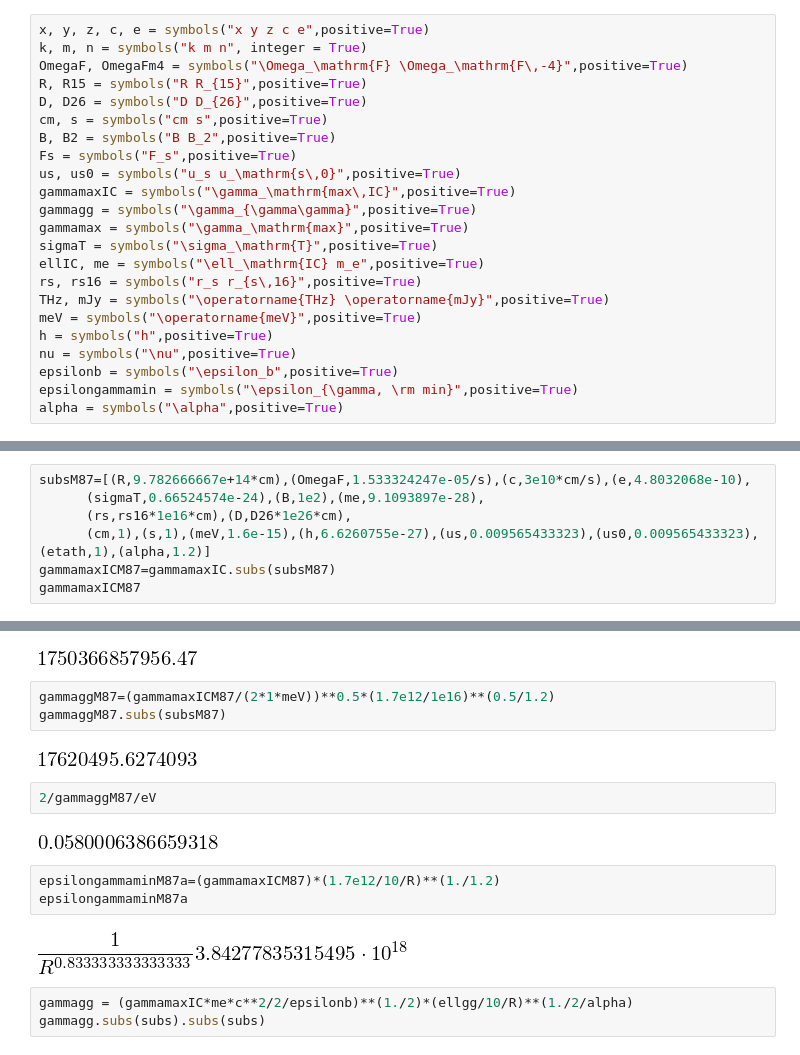
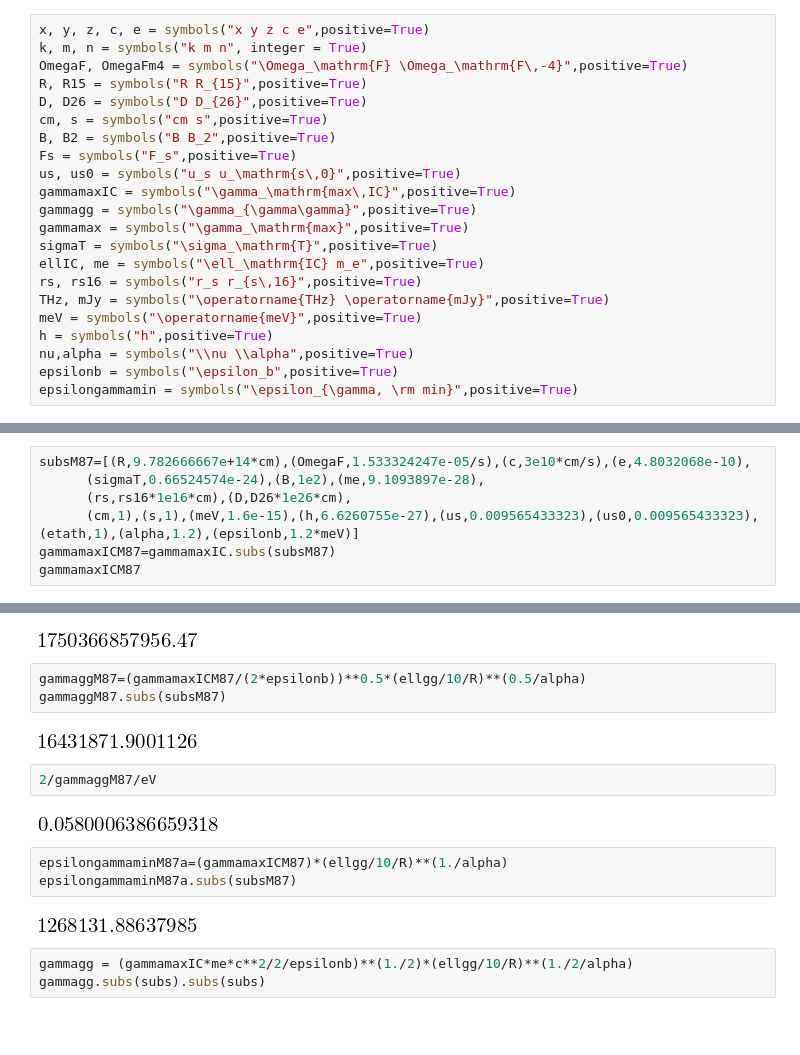
Before and after one commit to pseudotensor/harm_pythontools, a Jupyter notebook: Cascade.ipynb, the cells around one changed output, grey strips where cells are left out. Saved outputs shown, nothing was run; the diff lists cells and outputs as text; blank space fills up the shorter version.

```diff
--- a/Cascade.ipynb
+++ b/Cascade.ipynb
@@ -26,10 +26,9 @@ rs, rs16 = symbols("r_s r_{s\,16}",positive=True)
 THz, mJy = symbols("\operatorname{THz} \operatorname{mJy}",positive=True)
 meV = symbols("\operatorname{meV}",positive=True)
 h = symbols("h",positive=True)
-nu = symbols("\nu",positive=True)
+nu,alpha = symbols("\\nu \\alpha",positive=True)
 epsilonb = symbols("\epsilon_b",positive=True)
 epsilongammamin = symbols("\epsilon_{\gamma, \rm min}",positive=True)
-alpha = symbols("\alpha",positive=True)
 # %%
 subs=[(R,R15*1e15*cm),(OmegaF,OmegaFm4*1e-4/s),(c,3e10*cm/s),(e,4.8032068e-10),
       (sigmaT,0.66524574e-24),(B,B2*1e2),(me,9.1093897e-28),
@@ -116,7 +115,7 @@ meV = 1e-3*eV
 subsM87=[(R,9.782666667e+14*cm),(OmegaF,1.533324247e-05/s),(c,3e10*cm/s),(e,4.8032068e-10),
       (sigmaT,0.66524574e-24),(B,1e2),(me,9.1093897e-28),
       (rs,rs16*1e16*cm),(D,D26*1e26*cm),
-      (cm,1),(s,1),(meV,1.6e-15),(h,6.6260755e-27),(us,0.009565433323),(us0,0.009565433323),(etath,1),(alpha,1.2)]
+      (cm,1),(s,1),(meV,1.6e-15),(h,6.6260755e-27),(us,0.009565433323),(us0,0.009565433323),(etath,1),(alpha,1.2),(epsilonb,1.2*meV)]
 gammamaxICM87=gammamaxIC.subs(subsM87)
 gammamaxICM87
 # %% [output]
@@ -135,19 +134,19 @@ ellgg.subs(subsM87)
 # %% [output]
 [figure]
 # %%
-gammaggM87=(gammamaxICM87/(2*1*meV))**0.5*(1.7e12/1e16)**(0.5/1.2)
+gammaggM87=(gammamaxICM87/(2*epsilonb))**0.5*(ellgg/10/R)**(0.5/alpha)
 gammaggM87.subs(subsM87)
 # %% [output]
-[figure, old version]
+[figure, new version]
 # %%
 2/gammaggM87/eV
 # %% [output]
 [figure]
 # %%
-epsilongammaminM87a=(gammamaxICM87)*(1.7e12/10/R)**(1./1.2)
-epsilongammaminM87a
+epsilongammaminM87a=(gammamaxICM87)*(ellgg/10/R)**(1./alpha)
+epsilongammaminM87a.subs(subsM87)
 # %% [output]
-[figure, old version]
+[figure, new version]
 # %%
 gammagg = (gammamaxIC*me*c**2/2/epsilonb)**(1./2)*(ellgg/10/R)**(1./2/alpha)
 gammagg.subs(subs).subs(subs)
```
Also changed, not shown: parts of 4 cells of this notebook, 1 other file.
